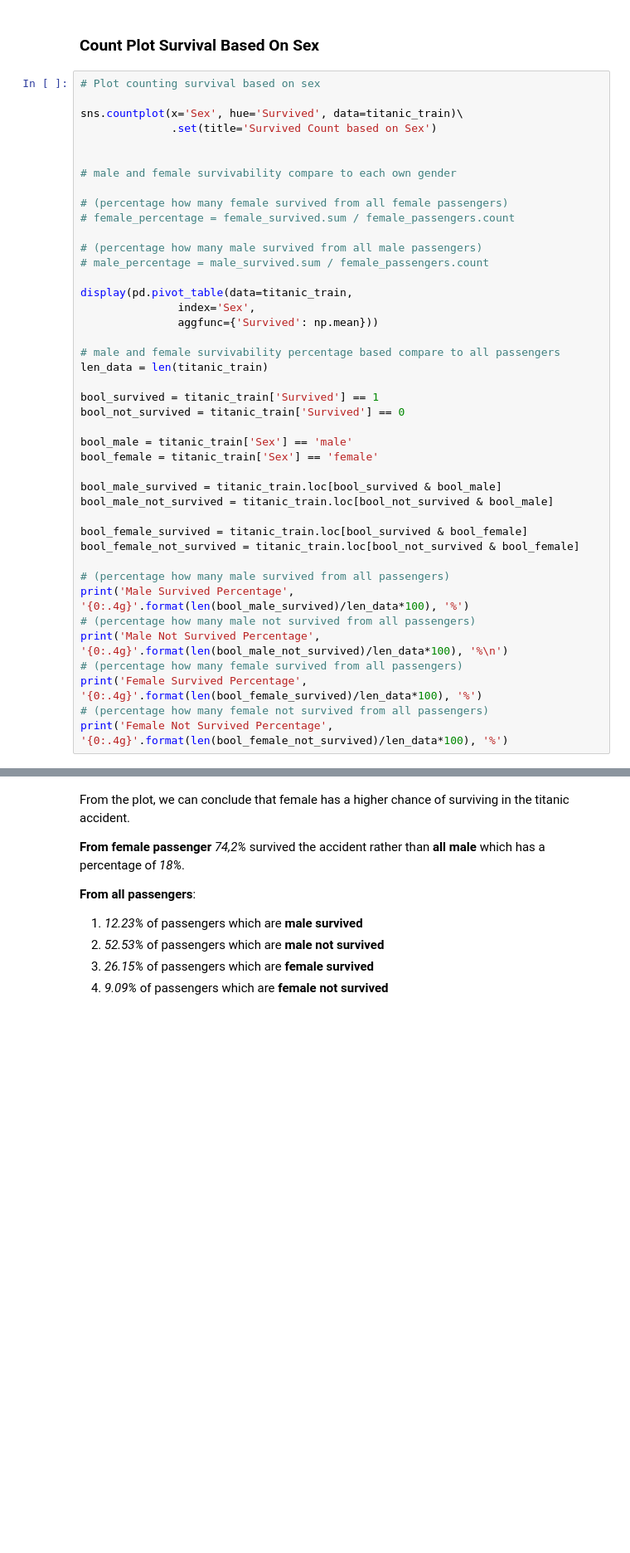
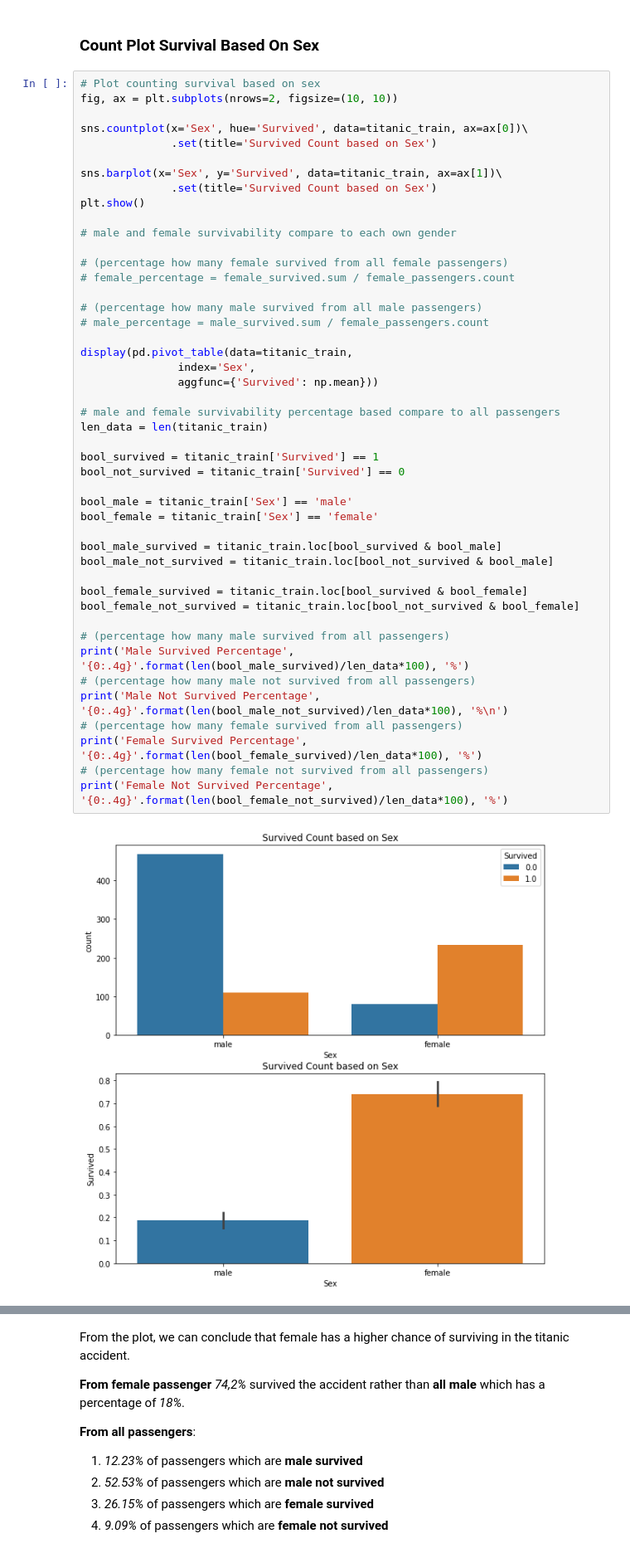
Before and after one commit to marcellinus-witarsah/dataScienceMiniProjects, a Jupyter notebook: TitanicSurvivalModel/Titanic Third.ipynb, the cells around one changed output, grey strips where cells are left out. Shown at 83% size. Saved outputs shown, nothing was run; the diff lists cells and outputs as text; blank space fills up the shorter version.

```diff
--- a/TitanicSurvivalModel/Titanic Third.ipynb
+++ b/TitanicSurvivalModel/Titanic Third.ipynb
@@ -574,10 +594,14 @@ This part is for finding which feature that correlates to the survivality
 ### Count Plot Survival Based On Sex
 # %%
 # Plot counting survival based on sex
+fig, ax = plt.subplots(nrows=2, figsize=(10, 10))
 
-sns.countplot(x='Sex', hue='Survived', data=titanic_train)\
+sns.countplot(x='Sex', hue='Survived', data=titanic_train, ax=ax[0])\
               .set(title='Survived Count based on Sex')
 
+sns.barplot(x='Sex', y='Survived', data=titanic_train, ax=ax[1])\
+              .set(title='Survived Count based on Sex')
+plt.show()
 
 # male and female survivability compare to each own gender
 
@@ -588,33 +612,34 @@ sns.countplot(x='Sex', hue='Survived', data=titanic_train)\
 # male_percentage = male_survived.sum / female_passengers.count
 
 display(pd.pivot_table(data=titanic_train,
                index='Sex',
                aggfunc={'Survived': np.mean}))
 
 # male and female survivability percentage based compare to all passengers
 len_data = len(titanic_train)
 
 bool_survived = titanic_train['Survived'] == 1
 bool_not_survived = titanic_train['Survived'] == 0
 
 bool_male = titanic_train['Sex'] == 'male'
 bool_female = titanic_train['Sex'] == 'female'
 
 bool_male_survived = titanic_train.loc[bool_survived & bool_male]
 bool_male_not_survived = titanic_train.loc[bool_not_survived & bool_male]
 
 bool_female_survived = titanic_train.loc[bool_survived & bool_female]
 bool_female_not_survived = titanic_train.loc[bool_not_survived & bool_female]
 
 # (percentage how many male survived from all passengers)
 print('Male Survived Percentage', '{0:.4g}'.format(len(bool_male_survived)/len_data*100), '%')
 # (percentage how many male not survived from all passengers)
 print('Male Not Survived Percentage', '{0:.4g}'.format(len(bool_male_not_survived)/len_data*100), '%\n')
 # (percentage how many female survived from all passengers)
 print('Female Survived Percentage', '{0:.4g}'.format(len(bool_female_survived)/len_data*100), '%')
 # (percentage how many female not survived from all passengers)
 print('Female Not Survived Percentage', '{0:.4g}'.format(len(bool_female_not_survived)/len_data*100), '%')
 # %% [output]
+[figure, new version]
 |  | Survived |
 | Sex |  |
 | female | 0.742038 |
```
Also changed, not shown: parts of 27 cells of this notebook.
